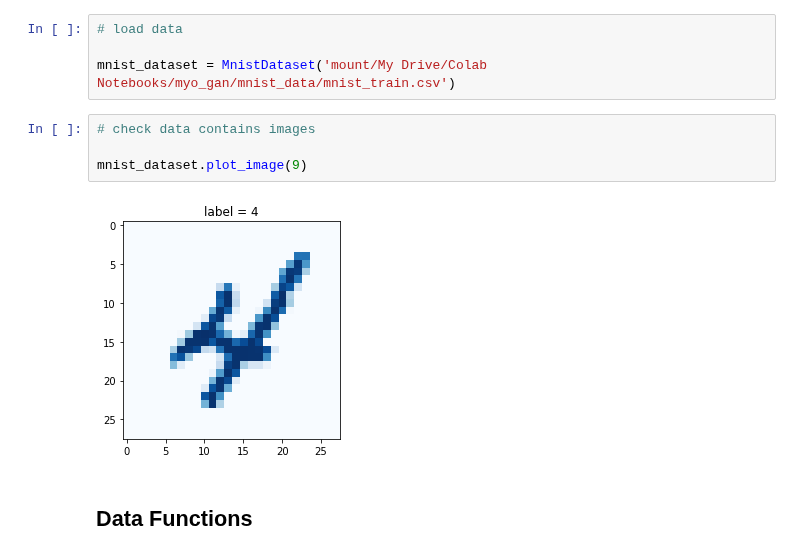
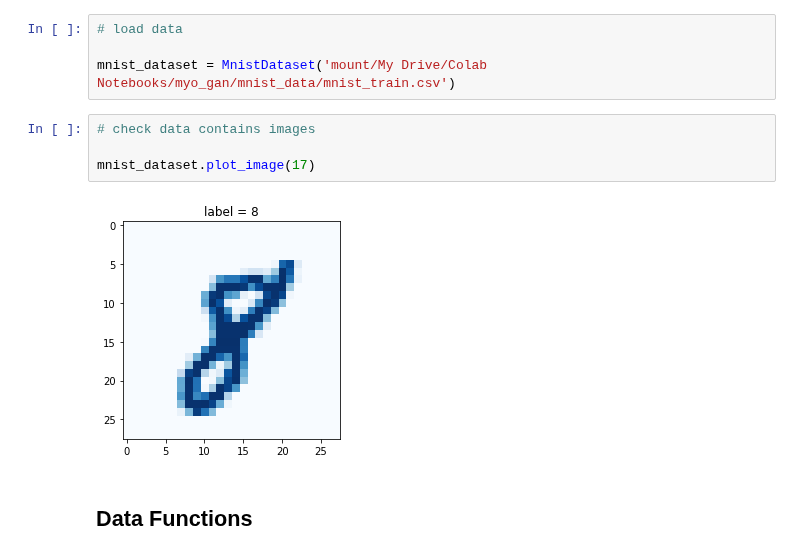
Before and after one commit to makeyourownneuralnetwork/gan, a Jupyter notebook: 07_gan_mnist.ipynb, the cells around one changed output. Cells and saved outputs as stored; diff of their text form.

```diff
--- a/07_gan_mnist.ipynb
+++ b/07_gan_mnist.ipynb
@@ -58,9 +58,9 @@ mnist_dataset = MnistDataset('mount/My Drive/Colab Notebooks/myo_gan/mnist_data/
 # %%
 # check data contains images
 
-mnist_dataset.plot_image(9)
+mnist_dataset.plot_image(17)
 # %% [output]
-[figure, old version]
+[figure, new version]
 # %% [markdown]
 ## Data Functions
 # %%
```
Also changed, not shown: parts of 9 cells of this notebook.
